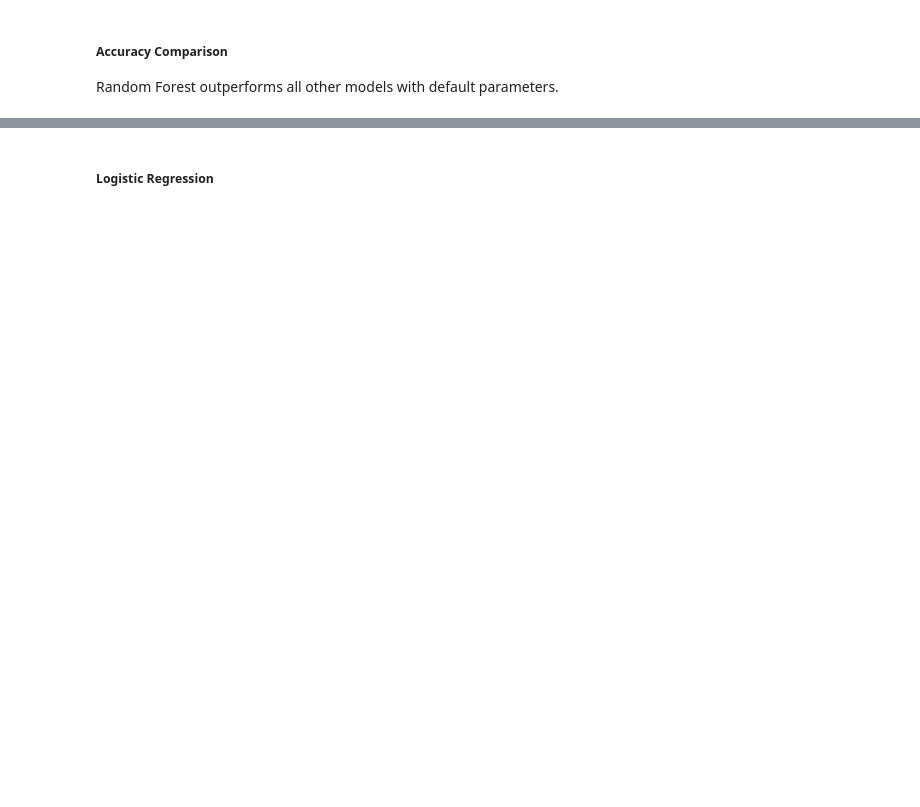
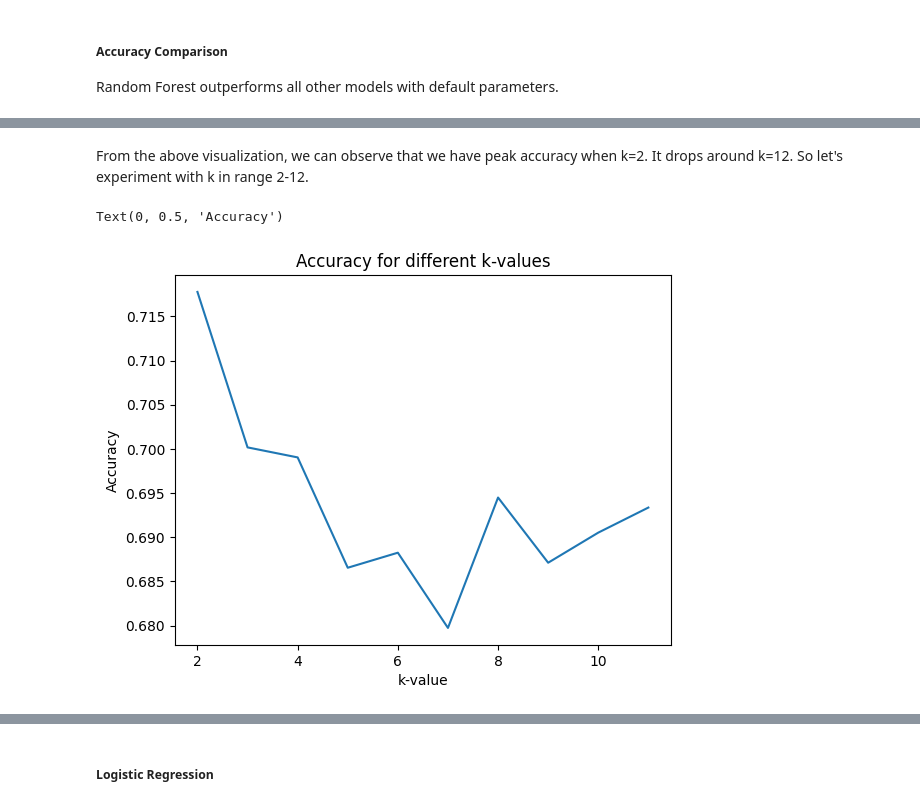
Before and after one commit to tejal04/Telco-Customer-Churn, a Jupyter notebook: Model_Customer_Churn_Prediction.ipynb, the cells around one changed output, grey strips where cells are left out. Cells and saved outputs as stored; diff of their text form; code cells hidden in the pictures; blank space fills up the shorter version.

```diff
--- a/Model_Customer_Churn_Prediction.ipynb
+++ b/Model_Customer_Churn_Prediction.ipynb
@@ -291,0 +277,18 @@ plt.show()
+# %% [markdown]
+From the above visualization, we can observe that we have peak accuracy when k=2. It drops around k=12. So let's experiment with k in range 2-12.
+# %%
+knn_results = {}
+for k in range (2, 12, 1):
+  knn_model = KNeighborsClassifier(n_neighbors=k, p=1, weights='distance')
+  knn_model.fit(X_train, y_train)
+  y_pred = knn_model.predict(X_test)
+  accuracy = accuracy_score(y_test, y_pred)
+  knn_results[k]=accuracy
+
+plt.plot(knn_results.keys(), knn_results.values())
+plt.title("Accuracy for different k-values")
+plt.xlabel("k-value")
+plt.ylabel("Accuracy")
+# %% [output]
+Text(0, 0.5, 'Accuracy')
+[figure, added]
```
Also changed, not shown: parts of 81 cells of this notebook.
